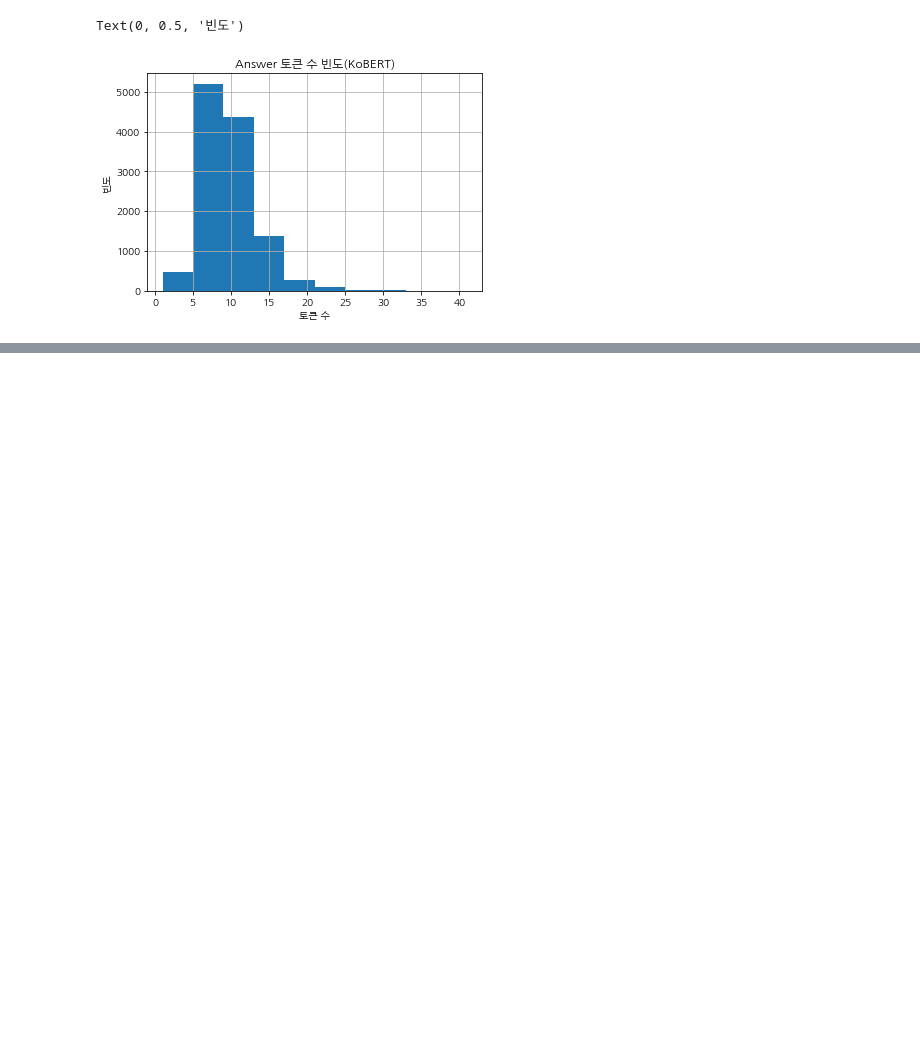
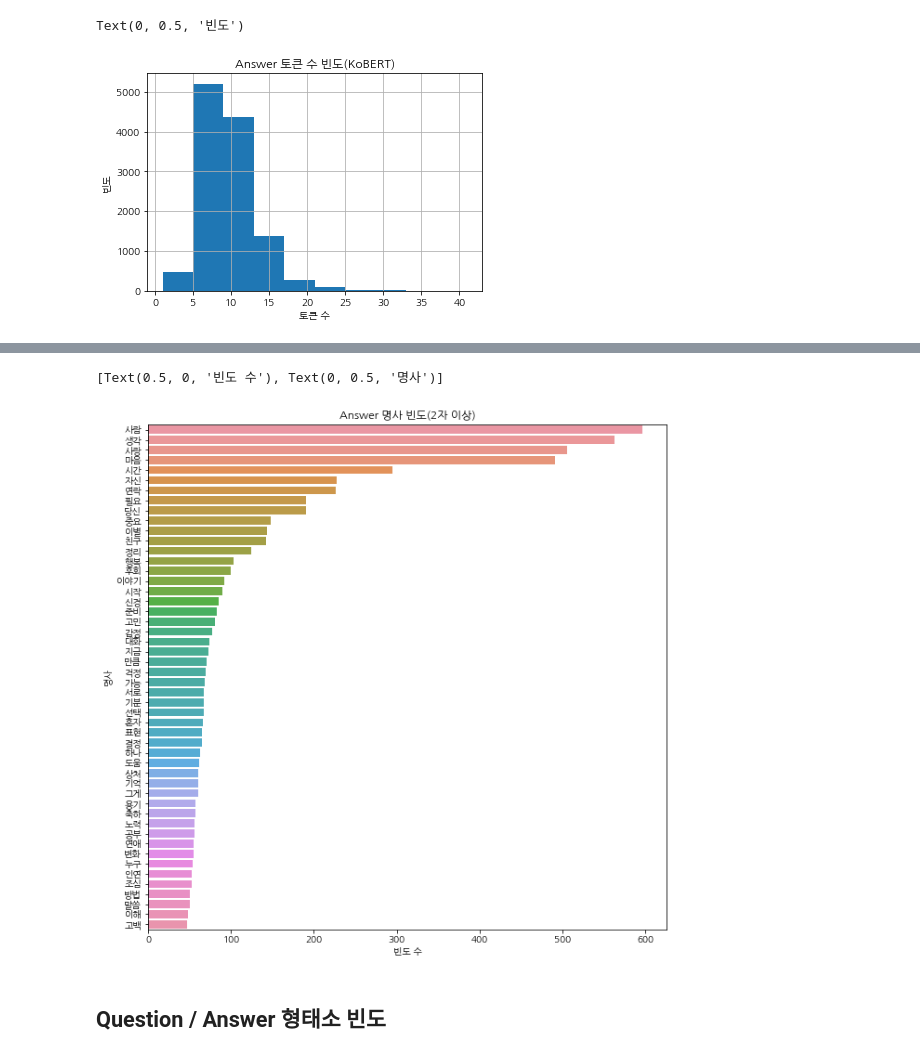
Before and after one commit to jakddang/Persona-Chatbot, a Jupyter notebook: data_eda.ipynb, the cells around one changed output, grey strips where cells are left out. Drawn from its saved outputs; the diff is of its cells as text; code cells hidden in the pictures; blank space fills up the shorter version.

```diff
--- a/data_eda.ipynb
+++ b/data_eda.ipynb
@@ -162,0 +243,15 @@ Text(0, 0.5, '빈도')
+# %%
+x, y = [], []
+for word, count in a_most2[:50]:
+    x.append(word)
+    y.append(count)
+
+plt.figure(figsize=(10,10))
+plt.title("Answer 명사 빈도(2자 이상)")
+ax = sns.barplot(x=y, y=x)
+ax.set(xlabel = '빈도 수', ylabel = '명사')
+# %% [output]
+[Text(0.5, 0, '빈도 수'), Text(0, 0.5, '명사')]
+[figure, added]
+# %% [markdown]
+## Question / Answer 형태소 빈도
```
Also changed, not shown: parts of 21 cells of this notebook.
